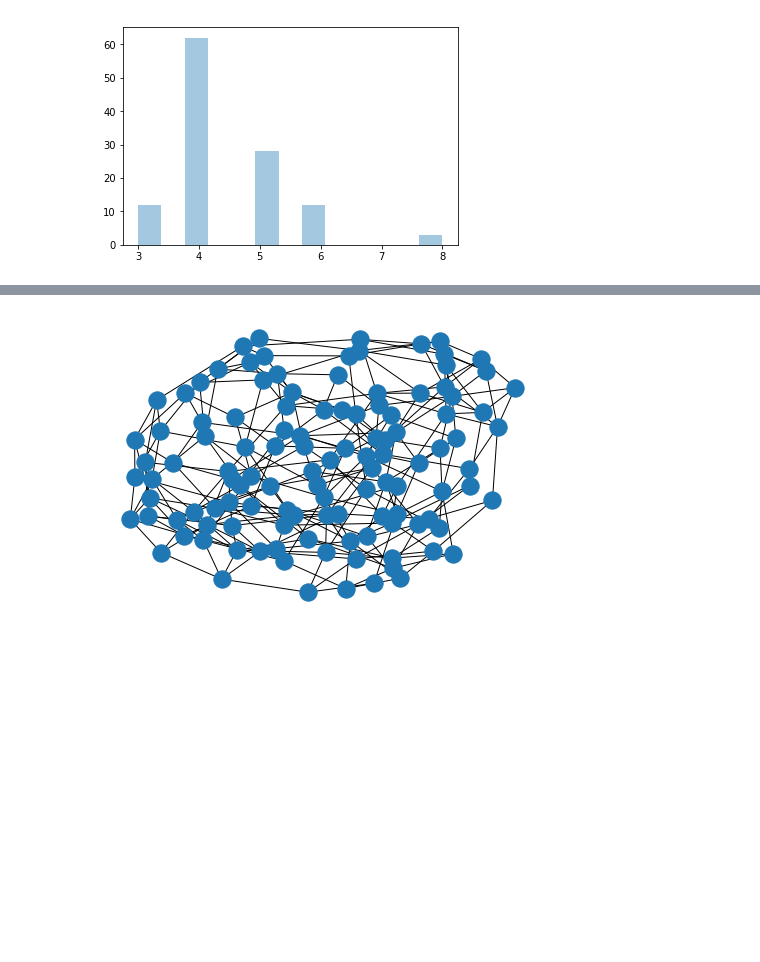
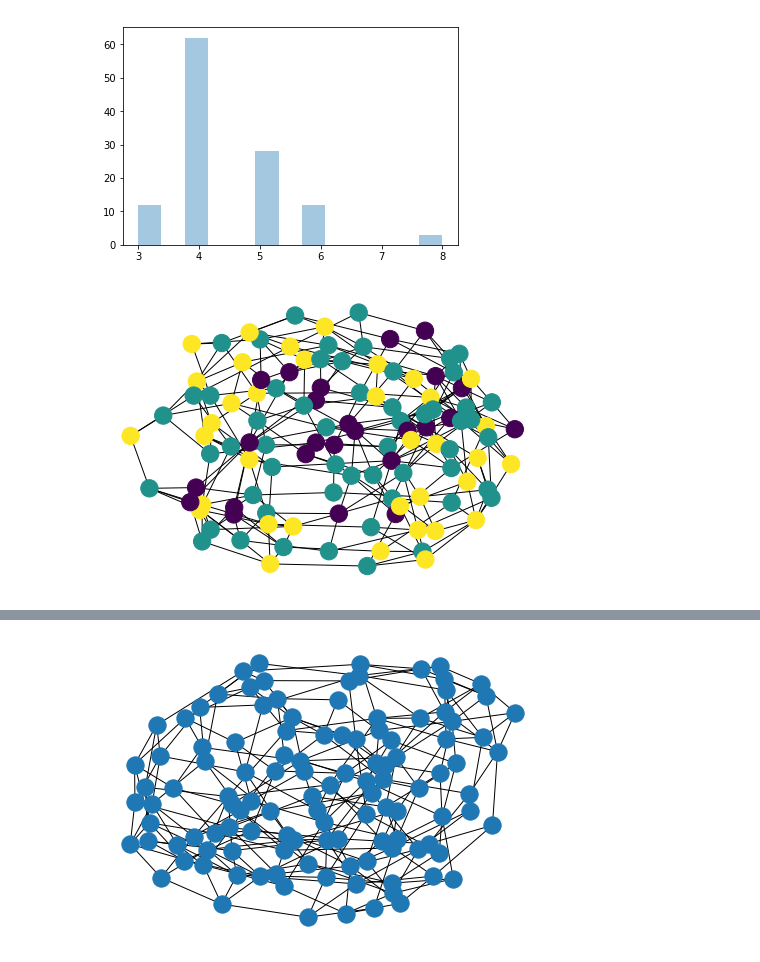
Before and after one commit to vrdi/metagraph-visualizations, a Jupyter notebook: metagraph.ipynb, the cells around one changed output, grey strips where cells are left out. Cells and saved outputs as stored; diff of their text form; code cells hidden in the pictures; blank space fills up the shorter version.

```diff
--- a/metagraph.ipynb
+++ b/metagraph.ipynb
@@ -149,3 +168,11 @@ sns.distplot(degrees_4_4, kde=False)
 # %% [output]
 <matplotlib.axes._subplots.AxesSubplot at 0x...>
 [figure]
+# %%
+one_away = reduce(lambda s, n: s | set(nx.neighbors(graph_4_4,n)),center_4_4, set())
+one_away = one_away - set(center_4_4)
+center_4_4 = nx.center(graph_4_4)
+nx.draw(graph_4_4,
+        node_color=[0.5 if n in one_away else n in center_4_4 for n in graph_4_4.nodes()])
+# %% [output]
+[figure, added]
```
Also changed, not shown: parts of 25 cells of this notebook.
